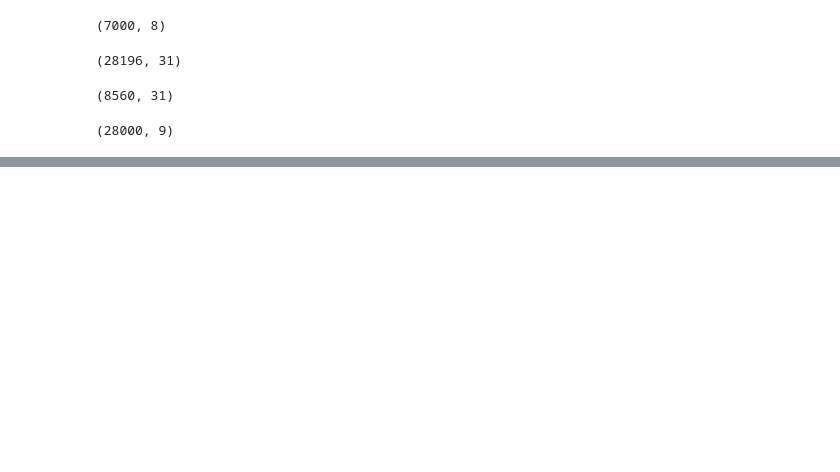
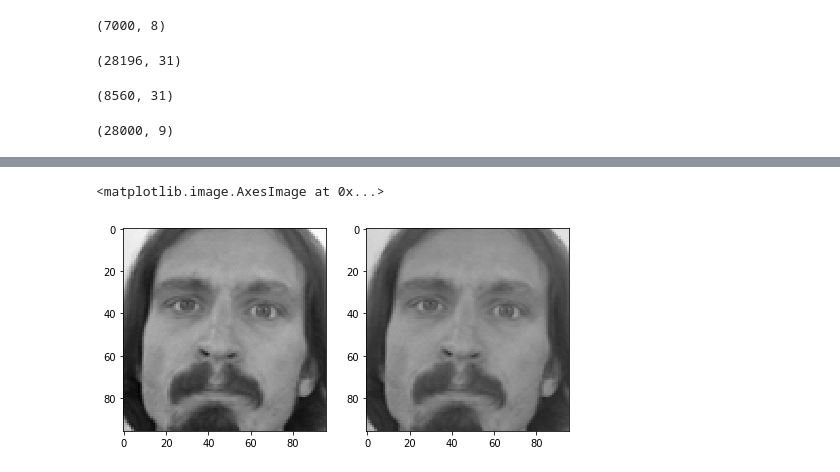
Before and after one commit to amirkatooz/capstone, a Jupyter notebook: data_augmentation.ipynb, the cells around one changed output, grey strips where cells are left out. Drawn from its saved outputs; the diff is of its cells as text; code cells hidden in the pictures; blank space fills up the shorter version.

```diff
--- a/data_augmentation.ipynb
+++ b/data_augmentation.ipynb
@@ -185,3 +185,17 @@ four_keypoints.shape
 # %%
 all_keypoints.to_pickle('all_keypoints.data')
 four_keypoints.to_pickle('four_keypoints.data')
+# %%
+def adjust_contrast(image_df, degree=.8):
+
+    image_list = [np.fromstring(image, sep=' ') for image in image_df['Image']]
+    adjusted_contrast_images = pd.Series([degree*image + (1-degree)*image.mean() for image in image_list])
+    adjusted_image_str_list = adjusted_contrast_images.map(lambda image: ' '.join([str(round(n)) for n in image]))
+
+    adjusted_contrast_df = image_df.drop('Image', axis=1)
+    adjusted_contrast_df['Image'] = adjusted_image_str_list
+
+    return adjusted_contrast_df
+# %%
+%%time
+adjusted_contrast_df = adjust_contrast(df)
@@ -187,0 +205,7 @@ four_keypoints.to_pickle('four_keypoints.data')
+# %%
+f, ax = plt.subplots(1, 2, figsize=(8, 8))
+ax[0].imshow(np.fromstring(df.loc[0, 'Image'], sep=' ').reshape(96, 96), cmap='gray', vmin=0, vmax=255)
+ax[1].imshow(np.fromstring(adjusted_contrast_df.loc[0, 'Image'], sep=' ').reshape(96, 96), cmap='gray', vmin=0, vmax=255)
+# %% [output]
+<matplotlib.image.AxesImage at 0x...>
+[figure, added]
```
Also changed, not shown: parts of 20 cells of this notebook, 4 other files.
